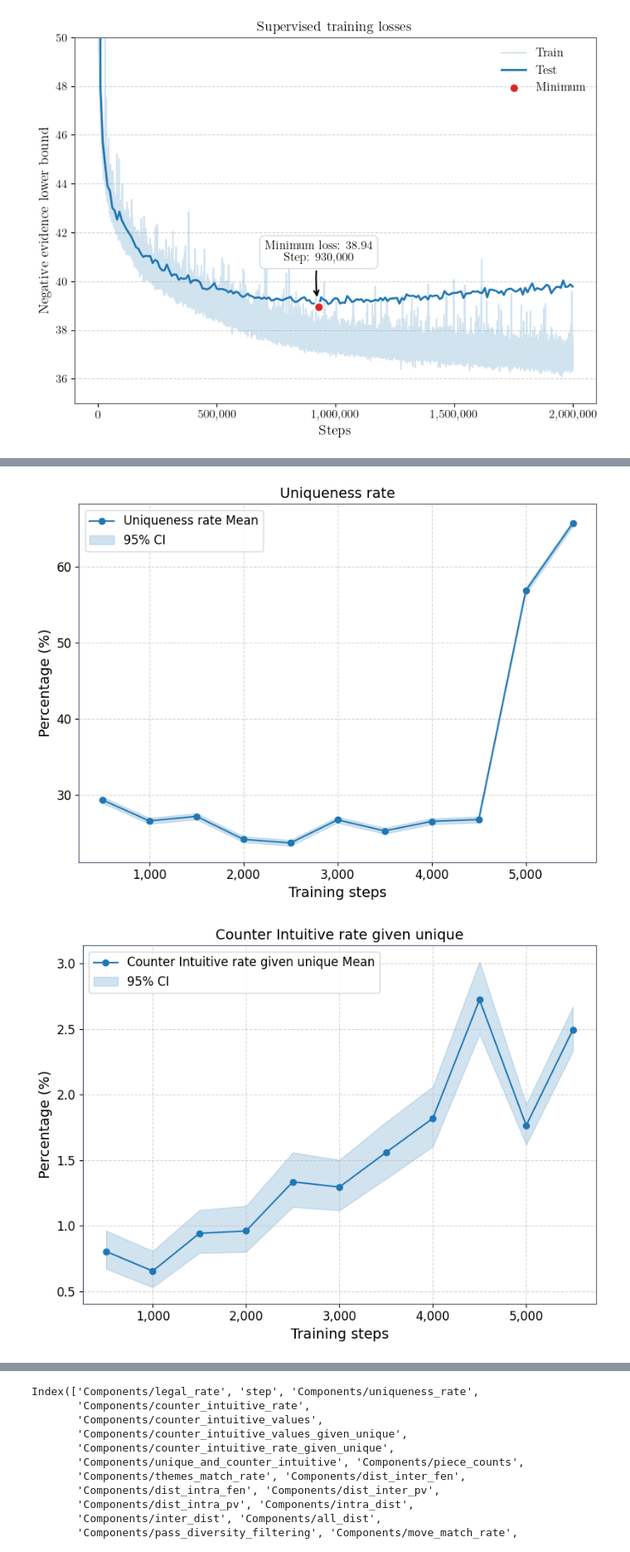
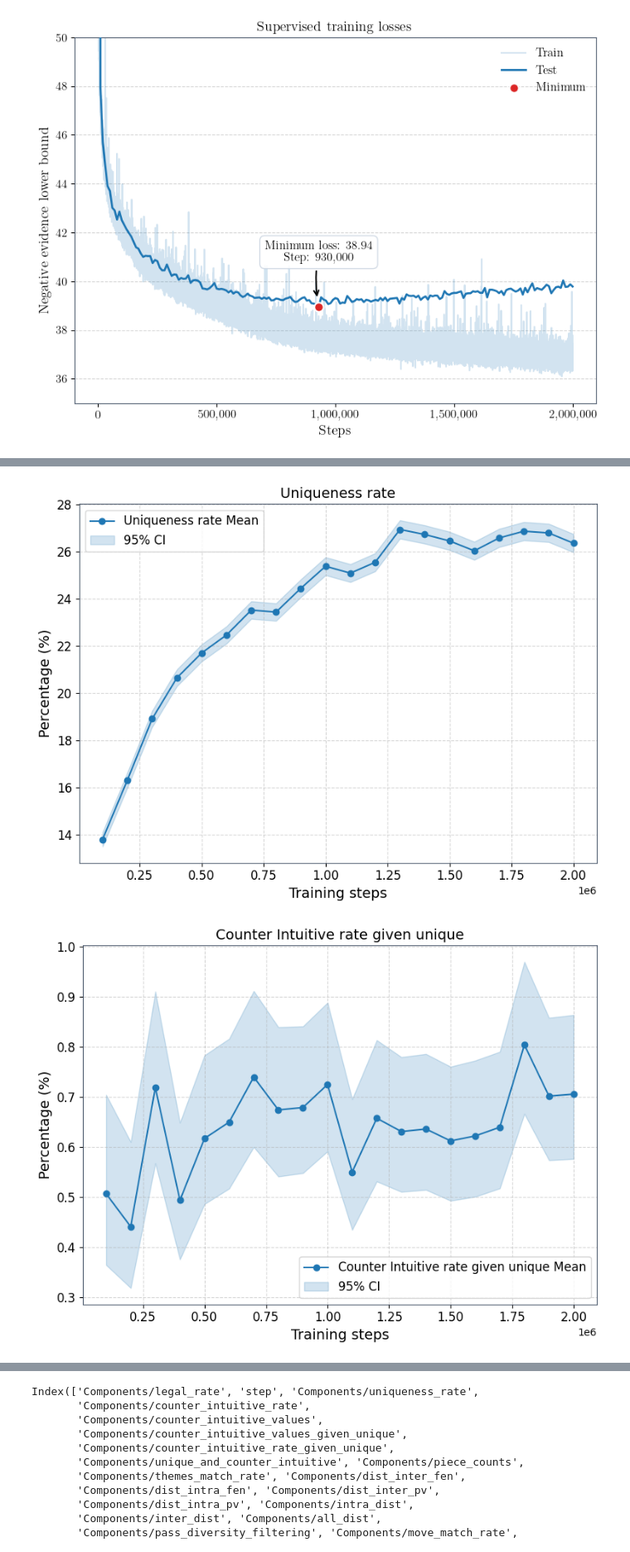
Before and after one commit to naapeli/Generating-open-source-chess-puzzles, a Jupyter notebook: src/plots.ipynb, the cells around one changed output, grey strips where cells are left out. Shown at 83% size. Saved outputs shown, nothing was run; the diff lists cells and outputs as text; code cells hidden in the pictures.

```diff
--- a/src/plots.ipynb
+++ b/src/plots.ipynb
@@ -128,7 +128,8 @@ plt.show()
 # %%
 # folder_path = "Generate_positions/final_model/supervised/training_progress/train_no_move_last"
 # folder_path = "Generate_positions/final_model/supervised/training_progress/test_no_move_last"
-folder_path = "Generate_positions/final_model/rl/training_progress/test_no_move_last"
+# folder_path = "Generate_positions/final_model/rl/training_progress/test_no_move_last"
+folder_path = "Generate_positions/final_model_no_move/supervised/training_progress/test_context"
 needed_columns = ["is_legal", "is_puzzle", "counter_intuitive", "themes_match", "best_move", "main_line"]
 file_pattern = os.path.join(folder_path, 'model_*.csv')
 file_paths = sorted(glob.glob(file_pattern), key=lambda f: int(re.search(r'model_(\d+)\.csv', f).group(1)))
@@ -212,9 +213,9 @@ for metric in metrics:
     ax.spines["right"].set_color("#475569")
     ax.spines["left"].set_color("#475569")
     ax.spines["bottom"].set_color("#475569")
-    ax.xaxis.set_major_locator(ticker.MultipleLocator(1_000))
+    # ax.xaxis.set_major_locator(ticker.MultipleLocator(1_000))
     # ax.ticklabel_format(style="plain", axis="x")
-    ax.xaxis.set_major_formatter(ticker.StrMethodFormatter('{x:,.0f}'))
+    # ax.xaxis.set_major_formatter(ticker.StrMethodFormatter('{x:,.0f}'))
 
     plt.xticks(fontsize=12)
     plt.yticks(fontsize=12)
@@ -231,2 +232,2 @@ for metric in metrics:
-[figure, old version]
+[figure, new version]
-[figure, old version]
+[figure, new version]
```
Also changed, not shown: parts of 2 cells of this notebook, 10 other files.
